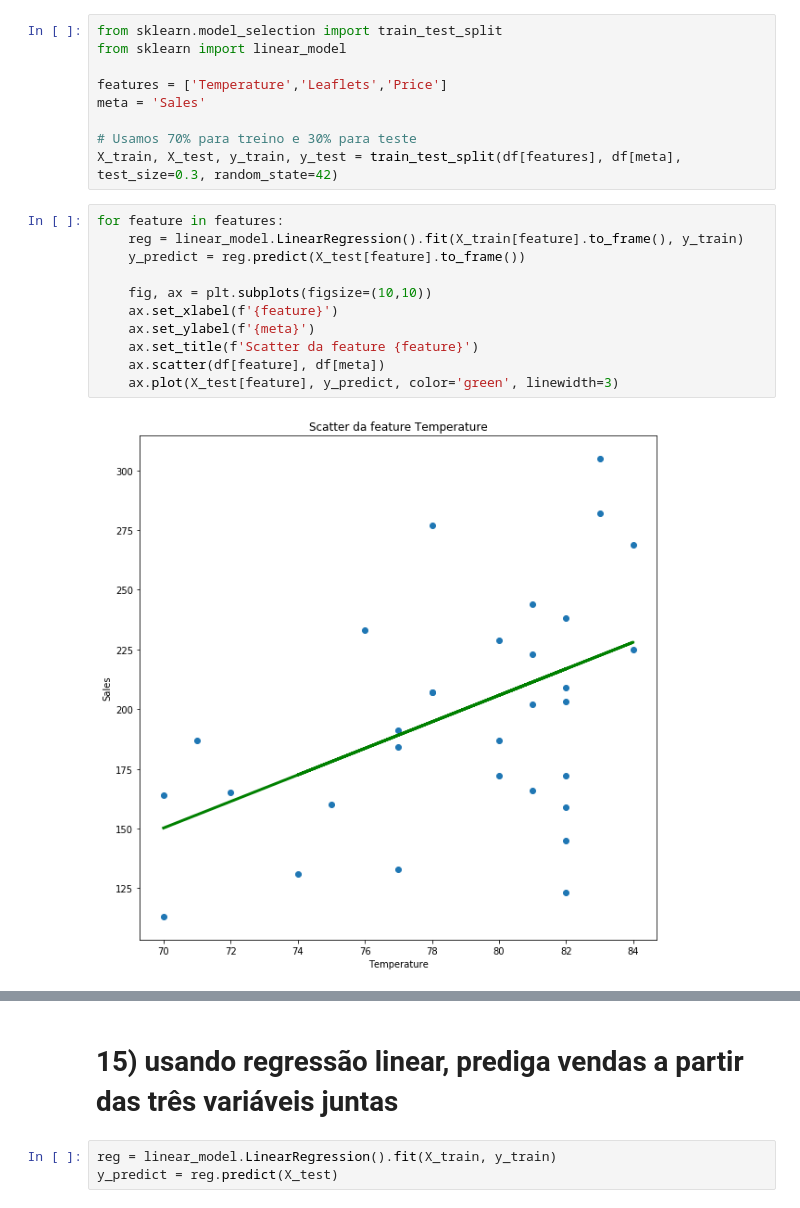
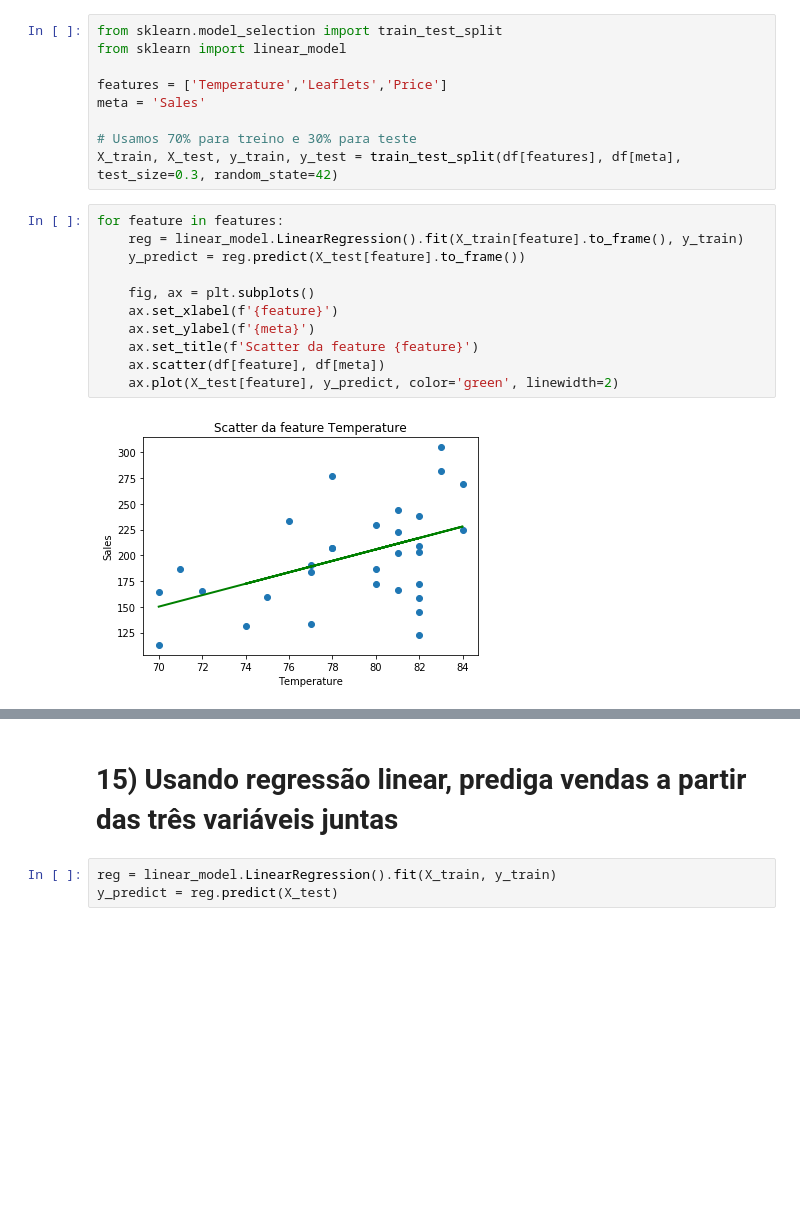
Before and after one commit to tentativafc/fiap, a Jupyter notebook: python/trabalhofinal/TrabalhoFinal.ipynb, the cells around one changed output, grey strips where cells are left out. Cells and saved outputs as stored; diff of their text form; blank space fills up the shorter version.

```diff
--- a/python/trabalhofinal/TrabalhoFinal.ipynb
+++ b/python/trabalhofinal/TrabalhoFinal.ipynb
@@ -279,13 +286,13 @@ X_train, X_test, y_train, y_test = train_test_split(df[features], df[meta], test
 # %%
 for feature in features:
     reg = linear_model.LinearRegression().fit(X_train[feature].to_frame(), y_train)
     y_predict = reg.predict(X_test[feature].to_frame())
 
-    fig, ax = plt.subplots(figsize=(10,10))
+    fig, ax = plt.subplots()
     ax.set_xlabel(f'{feature}')
     ax.set_ylabel(f'{meta}')
     ax.set_title(f'Scatter da feature {feature}')
     ax.scatter(df[feature], df[meta])
-    ax.plot(X_test[feature], y_predict, color='green', linewidth=3)
+    ax.plot(X_test[feature], y_predict, color='green', linewidth=2)
 # %% [output]
-[figure, old version]
+[figure, new version]
@@ -294,5 +301,5 @@ for feature in features:
 # %% [markdown]
-# 15) usando regressão linear, prediga vendas a partir das três variáveis juntas
+# 15) Usando regressão linear, prediga vendas a partir das três variáveis juntas
 # %%
 reg = linear_model.LinearRegression().fit(X_train, y_train)
 y_predict = reg.predict(X_test)
```
Also changed, not shown: parts of 17 cells of this notebook, 2 other files.
